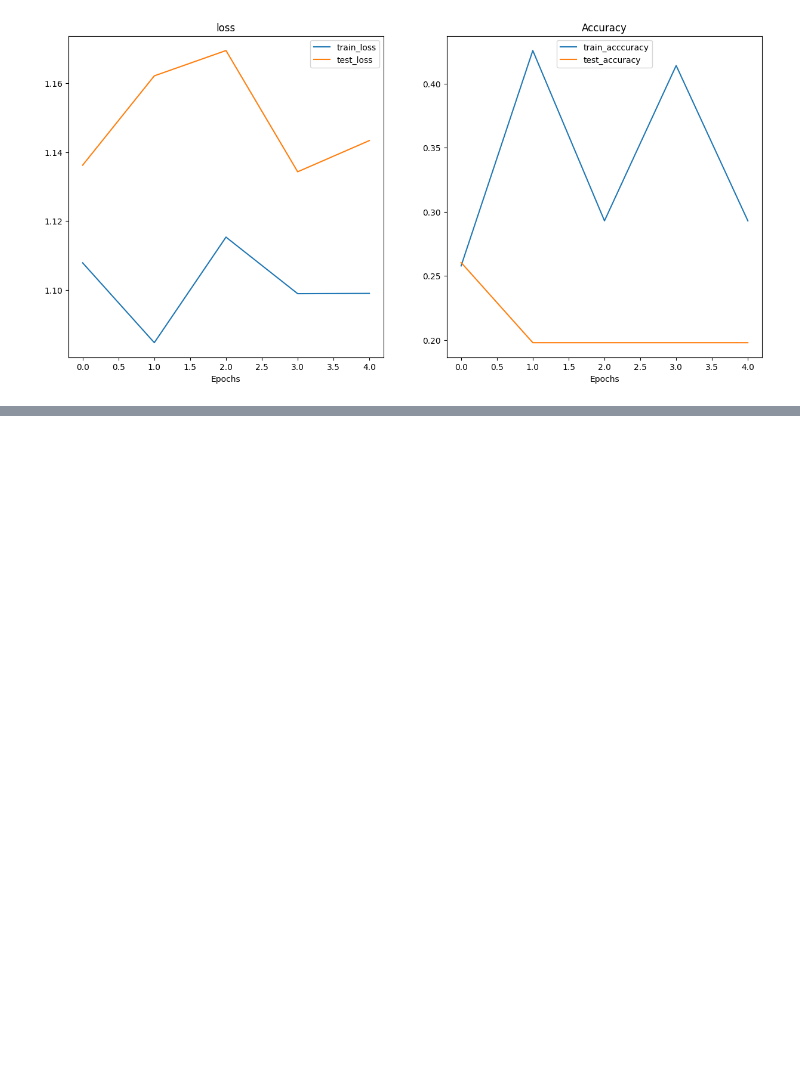
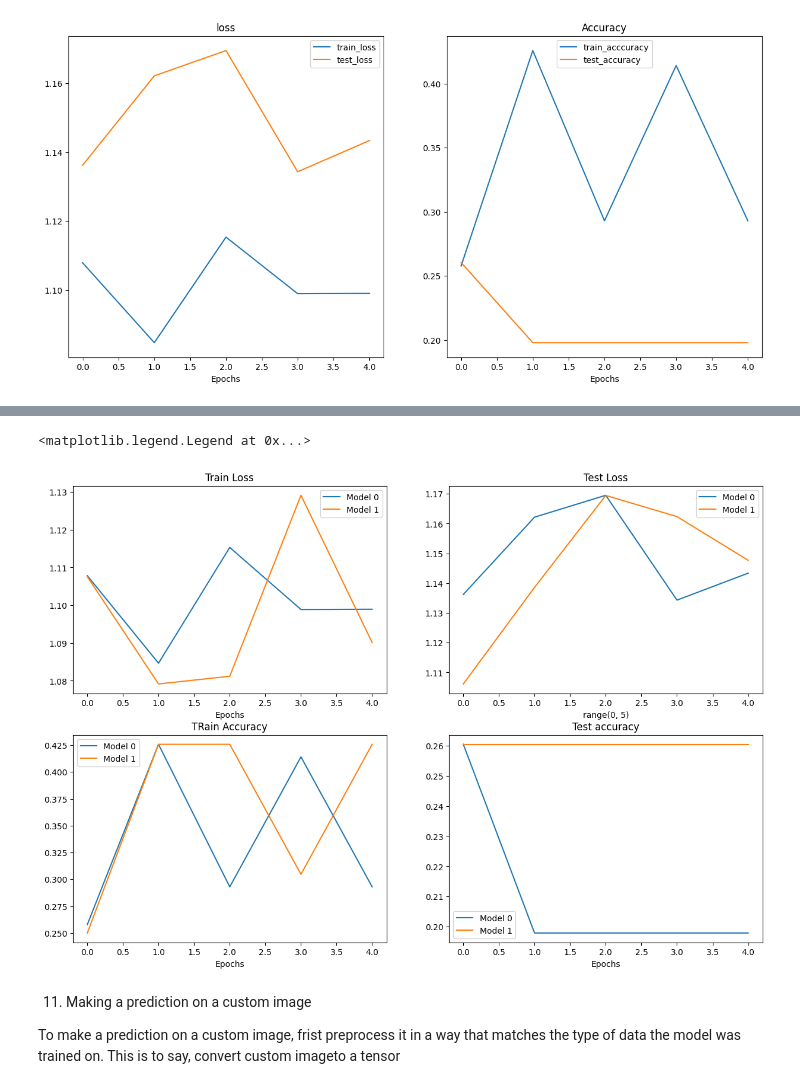
Before and after one commit to rono-victor/PyTorch, a Jupyter notebook: custom_dataset.ipynb, the cells around one changed output, grey strips where cells are left out. Drawn from its saved outputs; the diff is of its cells as text; code cells hidden in the pictures; blank space fills up the shorter version.

```diff
--- a/custom_dataset.ipynb
+++ b/custom_dataset.ipynb
@@ -846,0 +1001,6 @@ An undefitting model is when the training and test loss are not as low as you'd
+# %%
+#turn model results into pandas DataFrame
+import pandas as pd
+model_0_df = pd.DataFrame(model_0_results)
+model_1_df = pd.DataFrame(model_1_results)
+model_1_df
@@ -846,0 +1014,4 @@ An undefitting model is when the training and test loss are not as low as you'd
+# %%
+import pandas as pd
+model_0_df = pd.DataFrame(model_0_results)
+model_0_df
@@ -846,0 +1025,47 @@ An undefitting model is when the training and test loss are not as low as you'd
+# %%
+#use matplotlib to visualize ther results ofmodel_0 and model_1
+#set up plot
+plt.figure(figsize=(15,10))
+#get the number of epochs
+epochs = range(len(model_0_df))
+#plot train loss
+plt.subplot(2,2,1)
+plt.plot(epochs, model_0_df["train_loss"], label = "Model 0")
+plt.plot(epochs,model_1_df["train_loss"], label="Model 1")
+plt.title("Train Loss")
+plt.xlabel("Epochs")
+plt.legend()
+
+#plot the test loss
+plt.subplot(2,2,2)
+plt.plot(epochs, model_0_df["test_loss"], label="Model 0")
+plt.plot(epochs, model_1_df["test_loss"], label="Model 1")
+plt.title("Test Loss")
+plt.xlabel(epochs)
+plt.legend()
+
+#plot train accuracy
+plt.subplot(2,2,3)
+plt.plot(epochs, model_0_df["train_acc"], label ="Model 0")
+plt.plot(epochs,model_1_df["train_acc"], label = "Model 1")
+plt.title("TRain Accuracy")
+plt.xlabel("Epochs")
+plt.legend()
+
+#plot test accuracy
+plt.subplot(2,2,4)
+plt.plot(epochs, model_0_df["test_acc"], label="Model 0")
+plt.plot(epochs,model_1_df["test_acc"], label="Model 1")
+plt.title("Test accuracy")
+plt.xlabel("Epochs")
+plt.legend()
+# %% [output]
+<matplotlib.legend.Legend at 0x...>
+[figure, added]
+# %% [markdown]
+11. Making a prediction on a custom image
+
+
+
+
+To make a prediction on a custom image, frist preprocess it in a way that matches the type of data the model was trained on. This is to say, convert custom imageto a tensor
```
Also changed, not shown: parts of 47 cells of this notebook, 1 other file.
